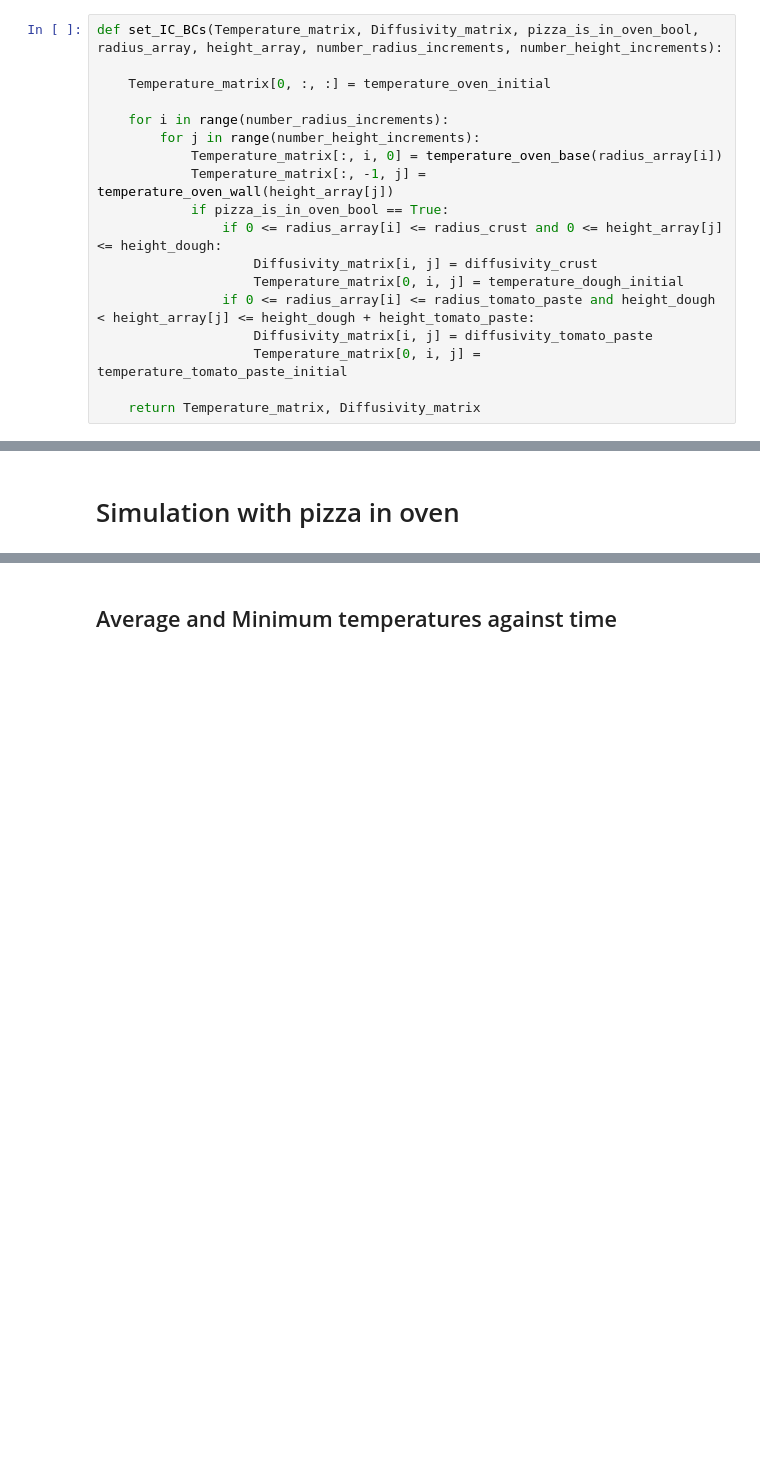
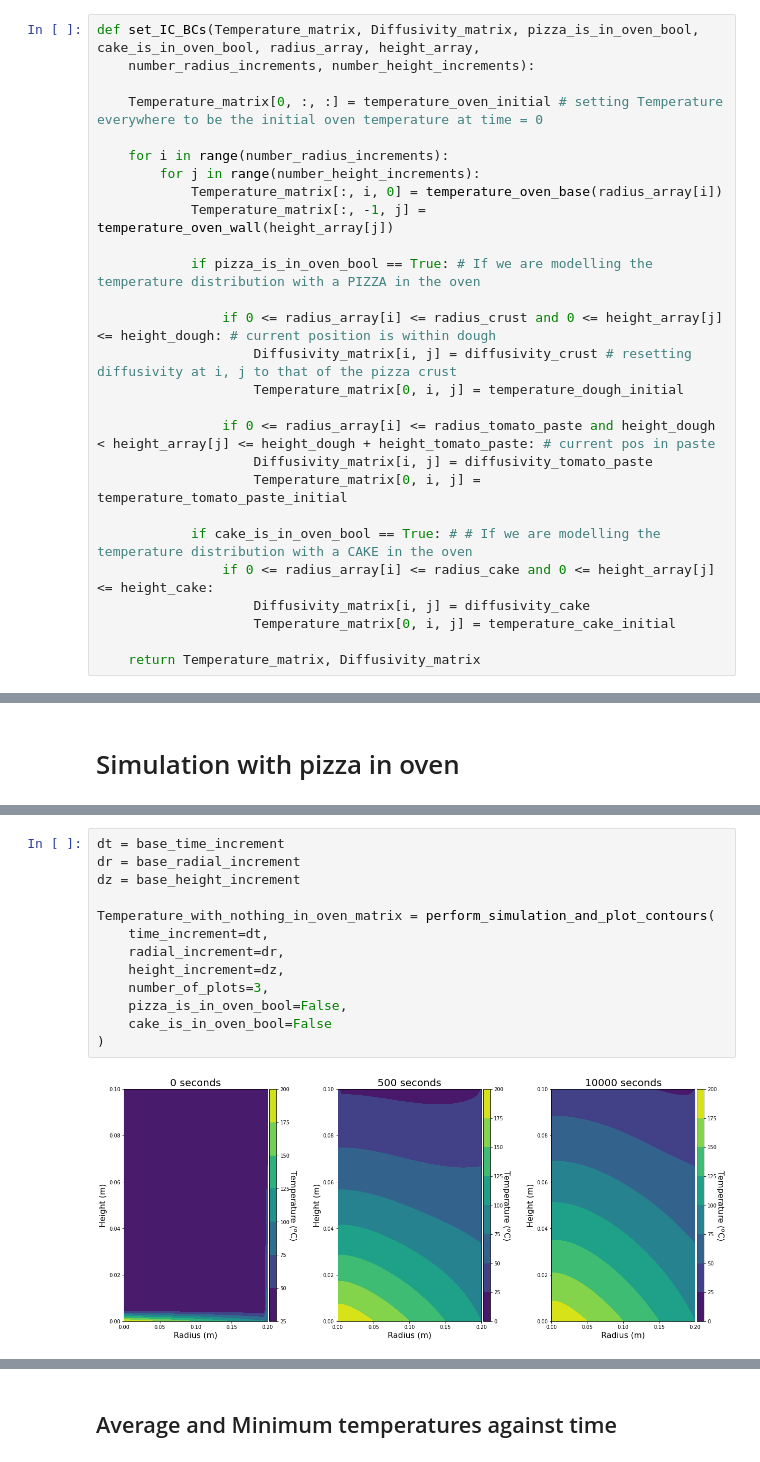
Before and after one commit to charlieblindsay/pizza-oven-temperature-distribution, a Jupyter notebook: main.ipynb, the cells around one changed output, grey strips where cells are left out. Drawn from its saved outputs; the diff is of its cells as text; blank space fills up the shorter version.

```diff
--- a/main.ipynb
+++ b/main.ipynb
@@ -89,22 +96,31 @@ def temperature_oven_wall(height):
 # %% [markdown]
 ### Setting initial conditions & dirchlet boundary conditions and changing diffisivity matrix
 # %%
-def set_IC_BCs(Temperature_matrix, Diffusivity_matrix, pizza_is_in_oven_bool, radius_array, height_array, number_radius_increments, number_height_increments):
+def set_IC_BCs(Temperature_matrix, Diffusivity_matrix, pizza_is_in_oven_bool, cake_is_in_oven_bool, radius_array, height_array,
+    number_radius_increments, number_height_increments):
 
-    Temperature_matrix[0, :, :] = temperature_oven_initial
+    Temperature_matrix[0, :, :] = temperature_oven_initial # setting Temperature everywhere to be the initial oven temperature at time = 0
 
     for i in range(number_radius_increments):
         for j in range(number_height_increments):
             Temperature_matrix[:, i, 0] = temperature_oven_base(radius_array[i])
             Temperature_matrix[:, -1, j] = temperature_oven_wall(height_array[j])
-            if pizza_is_in_oven_bool == True:
-                if 0 <= radius_array[i] <= radius_crust and 0 <= height_array[j] <= height_dough:
-                    Diffusivity_matrix[i, j] = diffusivity_crust
+
+            if pizza_is_in_oven_bool == True: # If we are modelling the temperature distribution with a PIZZA in the oven
+
+                if 0 <= radius_array[i] <= radius_crust and 0 <= height_array[j] <= height_dough: # current position is within dough
+                    Diffusivity_matrix[i, j] = diffusivity_crust # resetting diffusivity at i, j to that of the pizza crust
                     Temperature_matrix[0, i, j] = temperature_dough_initial
-                if 0 <= radius_array[i] <= radius_tomato_paste and height_dough < height_array[j] <= height_dough + height_tomato_paste:
+
+                if 0 <= radius_array[i] <= radius_tomato_paste and height_dough < height_array[j] <= height_dough + height_tomato_paste: # current pos in paste
                     Diffusivity_matrix[i, j] = diffusivity_tomato_paste
                     Temperature_matrix[0, i, j] = temperature_tomato_paste_initial
 
+            if cake_is_in_oven_bool == True: # # If we are modelling the temperature distribution with a CAKE in the oven
+                if 0 <= radius_array[i] <= radius_cake and 0 <= height_array[j] <= height_cake:
+                    Diffusivity_matrix[i, j] = diffusivity_cake
+                    Temperature_matrix[0, i, j] = temperature_cake_initial
+
     return Temperature_matrix, Diffusivity_matrix
 # %% [markdown]
 # Performing time marching simulation
@@ -257,0 +298,15 @@ Temperature_with_pizza_matrix = perform_simulation_and_plot_contours(
+# %%
+dt = base_time_increment
+dr = base_radial_increment
+dz = base_height_increment
+
+Temperature_with_nothing_in_oven_matrix = perform_simulation_and_plot_contours(
+    time_increment=dt,
+    radial_increment=dr,
+    height_increment=dz,
+    number_of_plots=3,
+    pizza_is_in_oven_bool=False,
+    cake_is_in_oven_bool=False
+)
+# %% [output]
+[figure, added]
```
Also changed, not shown: parts of 29 cells of this notebook.
